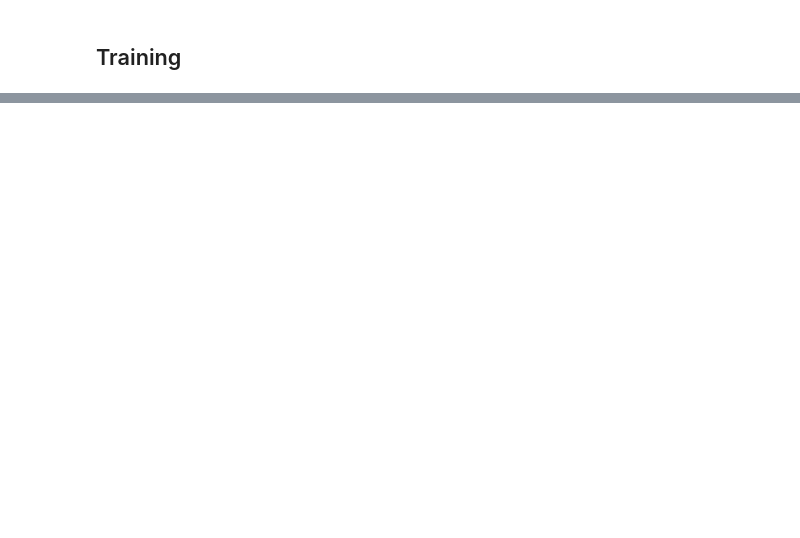
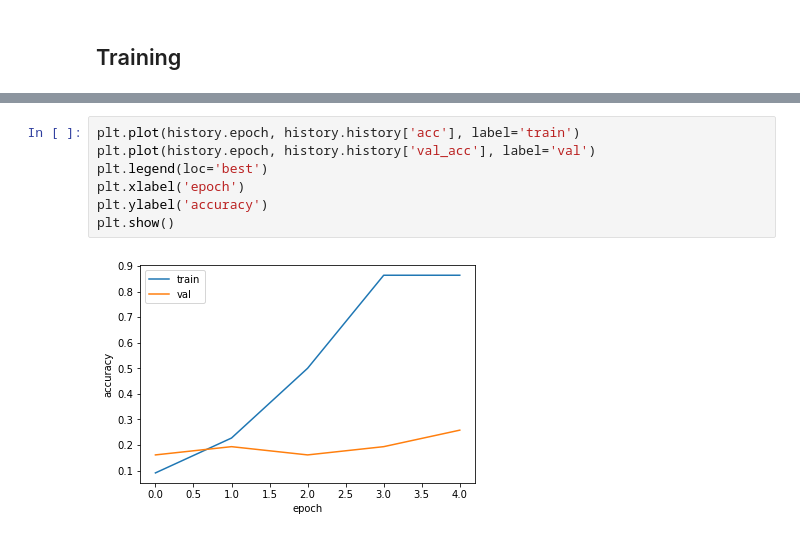
Before and after one commit to xiongliyang219/transfer-learning, a Jupyter notebook: examples/urban-tribes.ipynb, the cells around one changed output, grey strips where cells are left out. Saved outputs shown, nothing was run; the diff lists cells and outputs as text; blank space fills up the shorter version.

```diff
--- a/examples/urban-tribes.ipynb
+++ b/examples/urban-tribes.ipynb
@@ -66,0 +114,9 @@ print(model.metrics_names)
+# %%
+plt.plot(history.epoch, history.history['acc'], label='train')
+plt.plot(history.epoch, history.history['val_acc'], label='val')
+plt.legend(loc='best')
+plt.xlabel('epoch')
+plt.ylabel('accuracy')
+plt.show()
+# %% [output]
+[figure, added]
```
Also changed, not shown: parts of 11 cells of this notebook.
